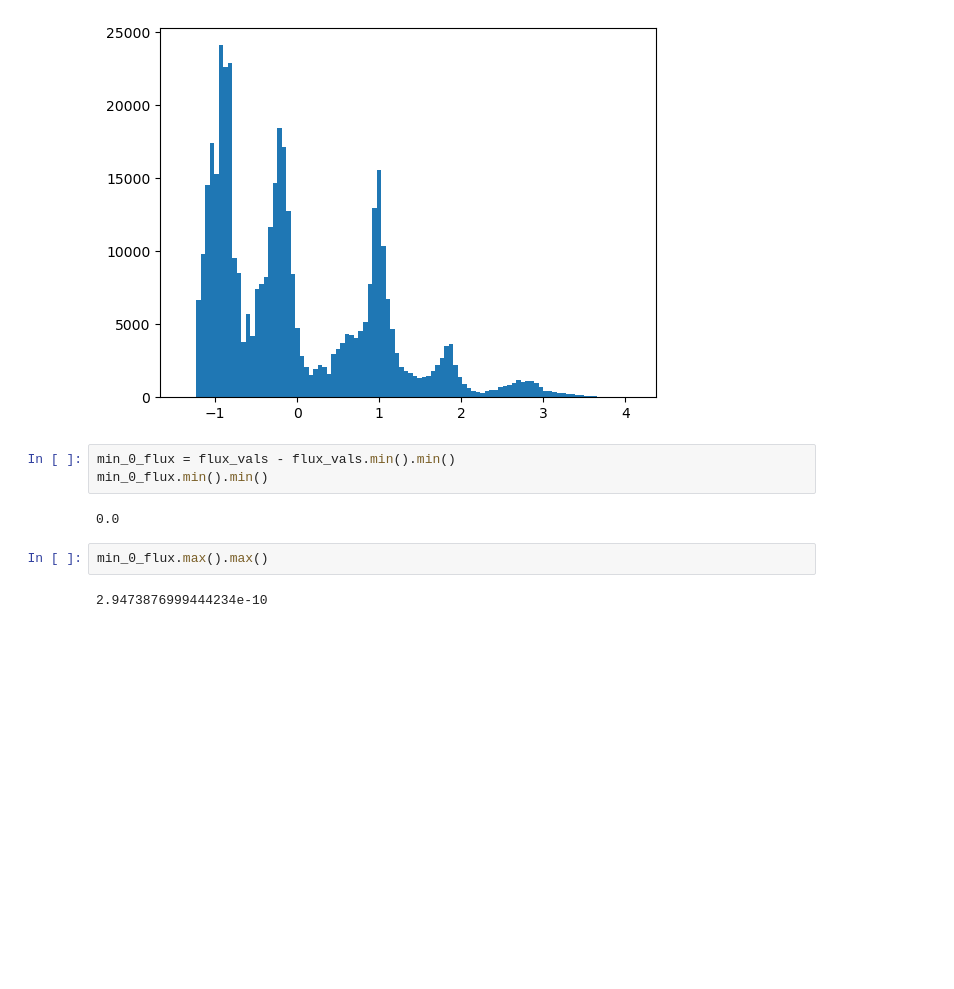
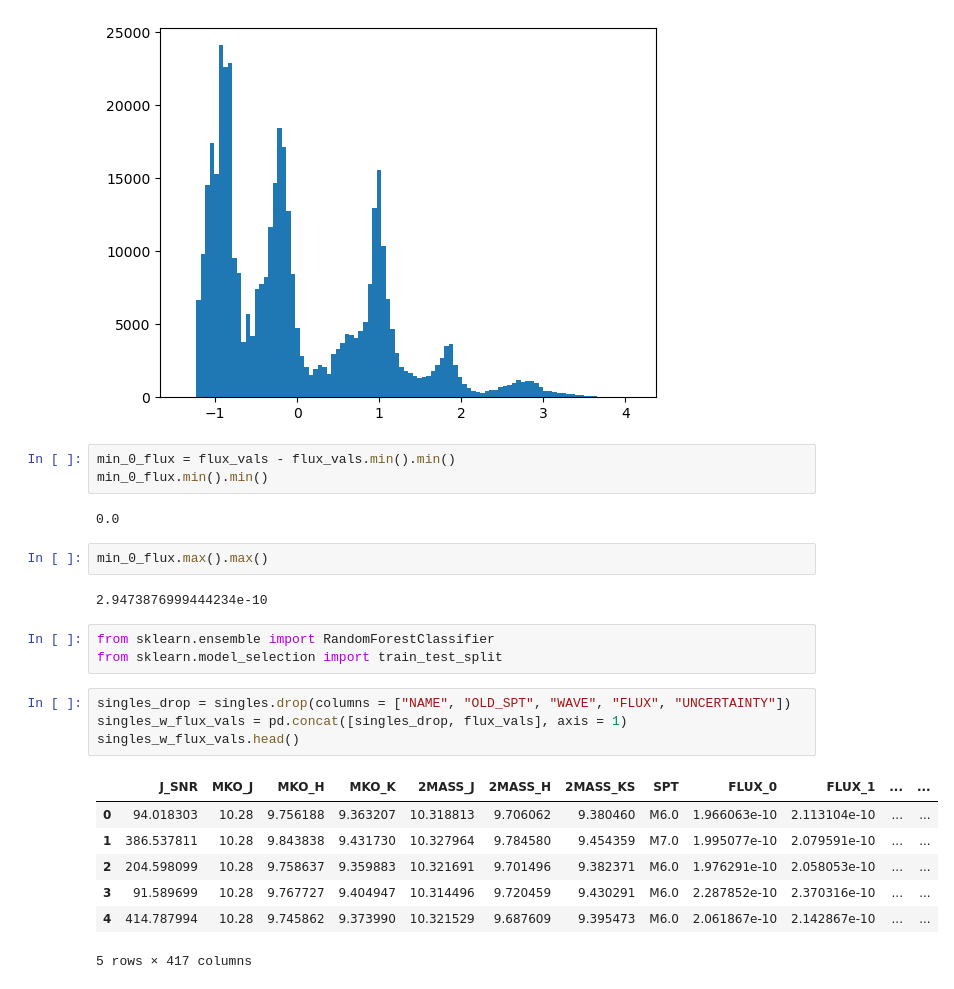
Before and after one commit to a-murali/spex-ml, a Jupyter notebook: rf_classifier.ipynb, the cells around one changed output. Saved outputs shown, nothing was run; the diff lists cells and outputs as text; blank space fills up the shorter version.

```diff
--- a/rf_classifier.ipynb
+++ b/rf_classifier.ipynb
@@ -205,3 +205,18 @@ min_0_flux.min().min()
 min_0_flux.max().max()
 # %% [output]
 2.9473876999444234e-10
+# %%
+from sklearn.ensemble import RandomForestClassifier
+from sklearn.model_selection import train_test_split
+# %%
+singles_drop = singles.drop(columns = ["NAME", "OLD_SPT", "WAVE", "FLUX", "UNCERTAINTY"])
+singles_w_flux_vals = pd.concat([singles_drop, flux_vals], axis = 1)
+singles_w_flux_vals.head()
+# %% [output]
+|  | J_SNR | MKO_J | MKO_H | MKO_K | 2MASS_J | 2MASS_H | 2MASS_KS | SPT | FLUX_0 | FLUX_1 | ... | ... |
+| 0 | 94.018303 | 10.28 | 9.756188 | 9.363207 | 10.318813 | 9.706062 | 9.380460 | M6.0 | 1.966063e-10 | 2.113104e-10 | ... | ... |
+| 1 | 386.537811 | 10.28 | 9.843838 | 9.431730 | 10.327964 | 9.784580 | 9.454359 | M7.0 | 1.995077e-10 | 2.079591e-10 | ... | ... |
+| 2 | 204.598099 | 10.28 | 9.758637 | 9.359883 | 10.321691 | 9.701496 | 9.382371 | M6.0 | 1.976291e-10 | 2.058053e-10 | ... | ... |
+| 3 | 91.589699 | 10.28 | 9.767727 | 9.404947 | 10.314496 | 9.720459 | 9.430291 | M6.0 | 2.287852e-10 | 2.370316e-10 | ... | ... |
+| 4 | 414.787994 | 10.28 | 9.745862 | 9.373990 | 10.321529 | 9.687609 | 9.395473 | M6.0 | 2.061867e-10 | 2.142867e-10 | ... | ... |
+5 rows × 417 columns
```
Also changed, not shown: parts of 7 cells of this notebook.
